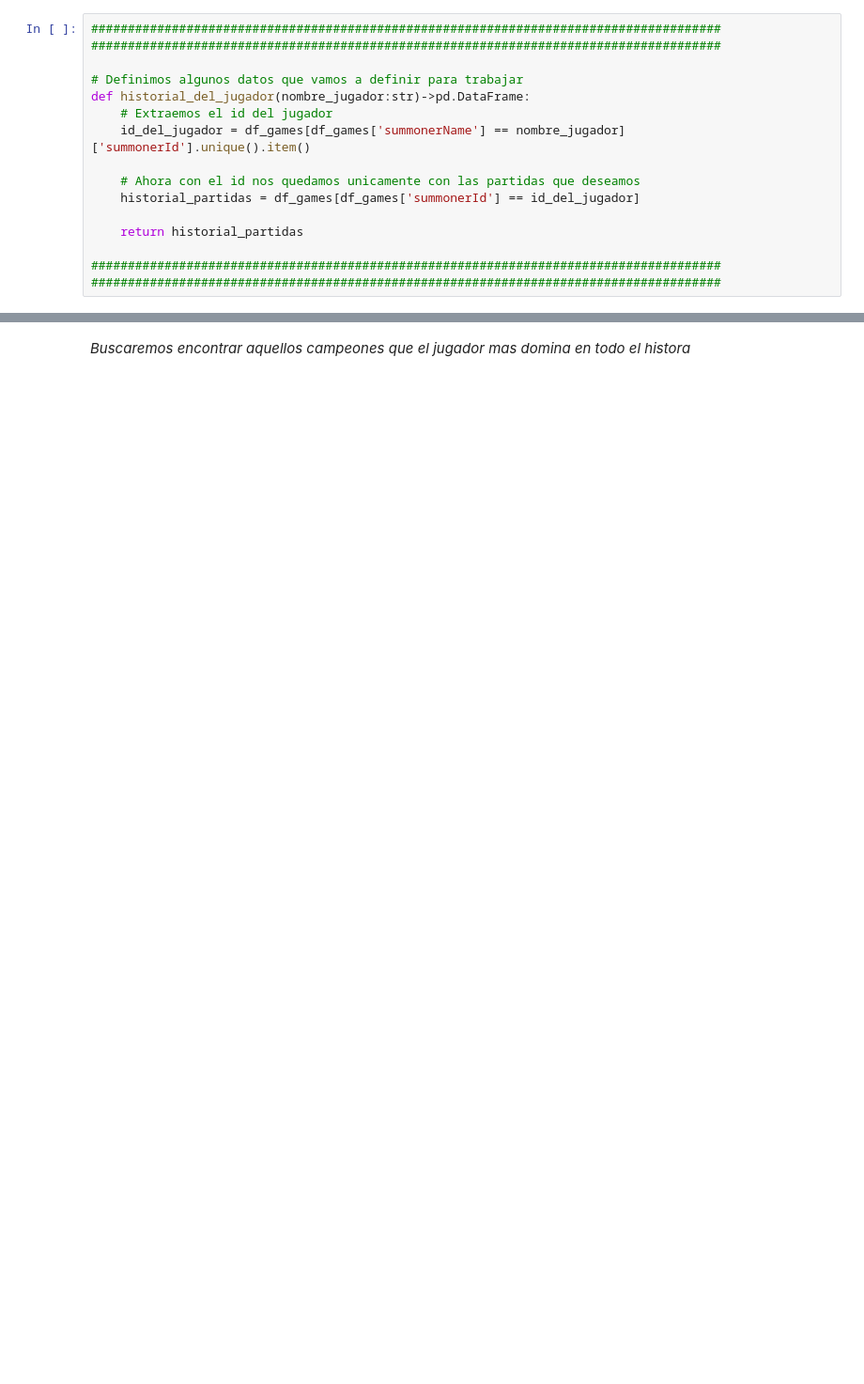
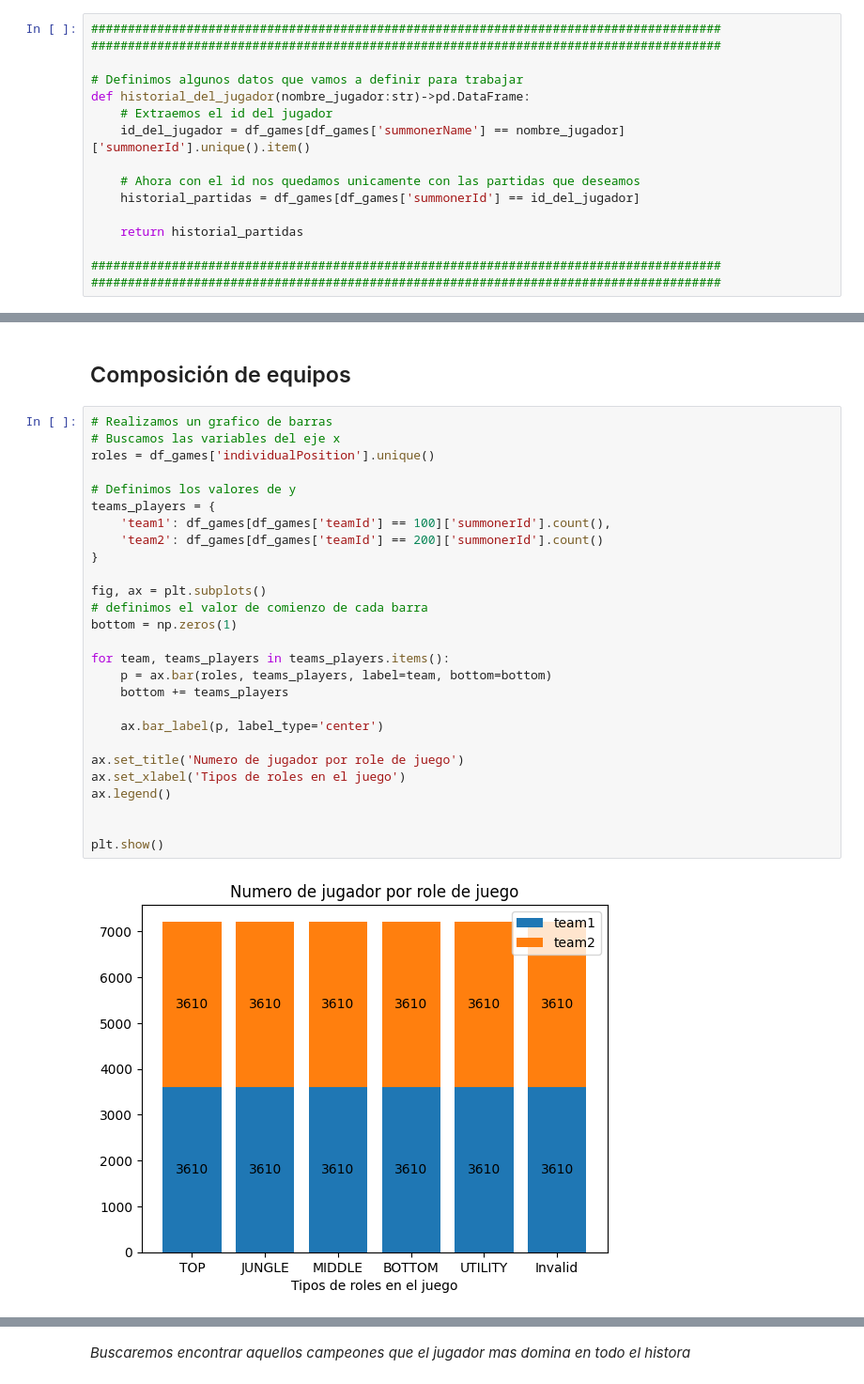
Before and after one commit to HugoCaleroBuratto/LeagueOfLegendMatch, a Jupyter notebook: lol_scrip.ipynb, the cells around one changed output, grey strips where cells are left out. Shown at 94% size. Drawn from its saved outputs; the diff is of its cells as text; blank space fills up the shorter version.

```diff
--- a/lol_scrip.ipynb
+++ b/lol_scrip.ipynb
@@ -542,0 +292,31 @@ games_from_GCDariusBrando.head()
+# %% [markdown]
+## Composición de equipos
+# %%
+# Realizamos un grafico de barras
+# Buscamos las variables del eje x
+roles = df_games['individualPosition'].unique()
+
+# Definimos los valores de y
+teams_players = {
+    'team1': df_games[df_games['teamId'] == 100]['summonerId'].count(),
+    'team2': df_games[df_games['teamId'] == 200]['summonerId'].count()
+}
+
+fig, ax = plt.subplots()
+# definimos el valor de comienzo de cada barra
+bottom = np.zeros(1)
+
+for team, teams_players in teams_players.items():
+    p = ax.bar(roles, teams_players, label=team, bottom=bottom)
+    bottom += teams_players
+
+    ax.bar_label(p, label_type='center')
+
+ax.set_title('Numero de jugador por role de juego')
+ax.set_xlabel('Tipos de roles en el juego')
+ax.legend()
+
+
+plt.show()
+# %% [output]
+[figure, added]
```
Also changed, not shown: parts of 36 cells of this notebook, 8 other files.
